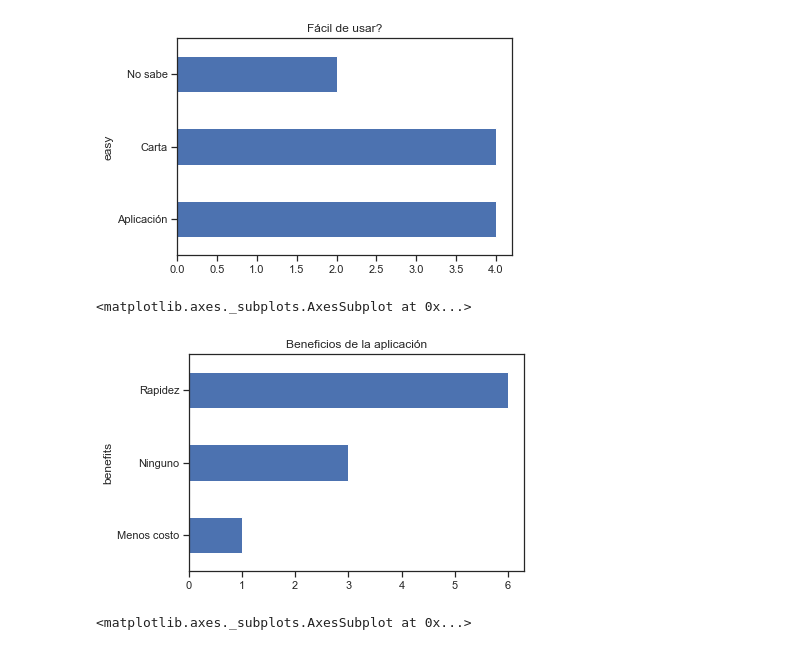
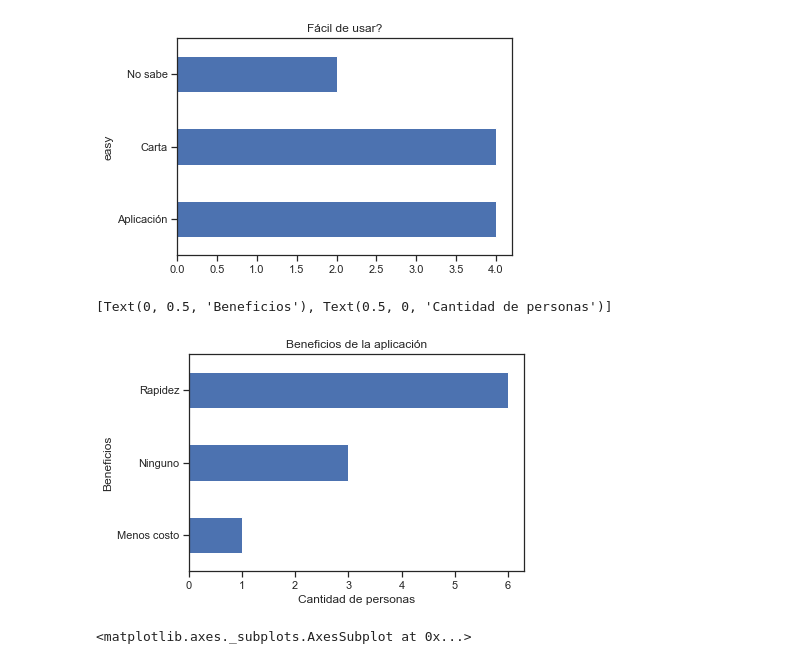
Before and after one commit to alefherrera/my-order-data, a Jupyter notebook: notebook.ipynb, the cells around one changed output. Saved outputs shown, nothing was run; the diff lists cells and outputs as text; code cells hidden in the pictures.

```diff
--- a/notebook.ipynb
+++ b/notebook.ipynb
@@ -213,8 +216,9 @@ df.groupby("easy").size().plot.barh(title="Fácil de usar?")
 <matplotlib.axes._subplots.AxesSubplot at 0x...>
 [figure]
 # %%
-df.groupby("benefits").size().plot.barh(title="Beneficios de la aplicación")
+plot = df.groupby("benefits").size().plot.barh(title="Beneficios de la aplicación")
+plot.set(xlabel="Cantidad de personas", ylabel="Beneficios")
 # %% [output]
-<matplotlib.axes._subplots.AxesSubplot at 0x...>
+[Text(0, 0.5, 'Beneficios'), Text(0.5, 0, 'Cantidad de personas')]
-[figure, old version]
+[figure, new version]
 # %%
```
Also changed, not shown: parts of 4 cells of this notebook.
